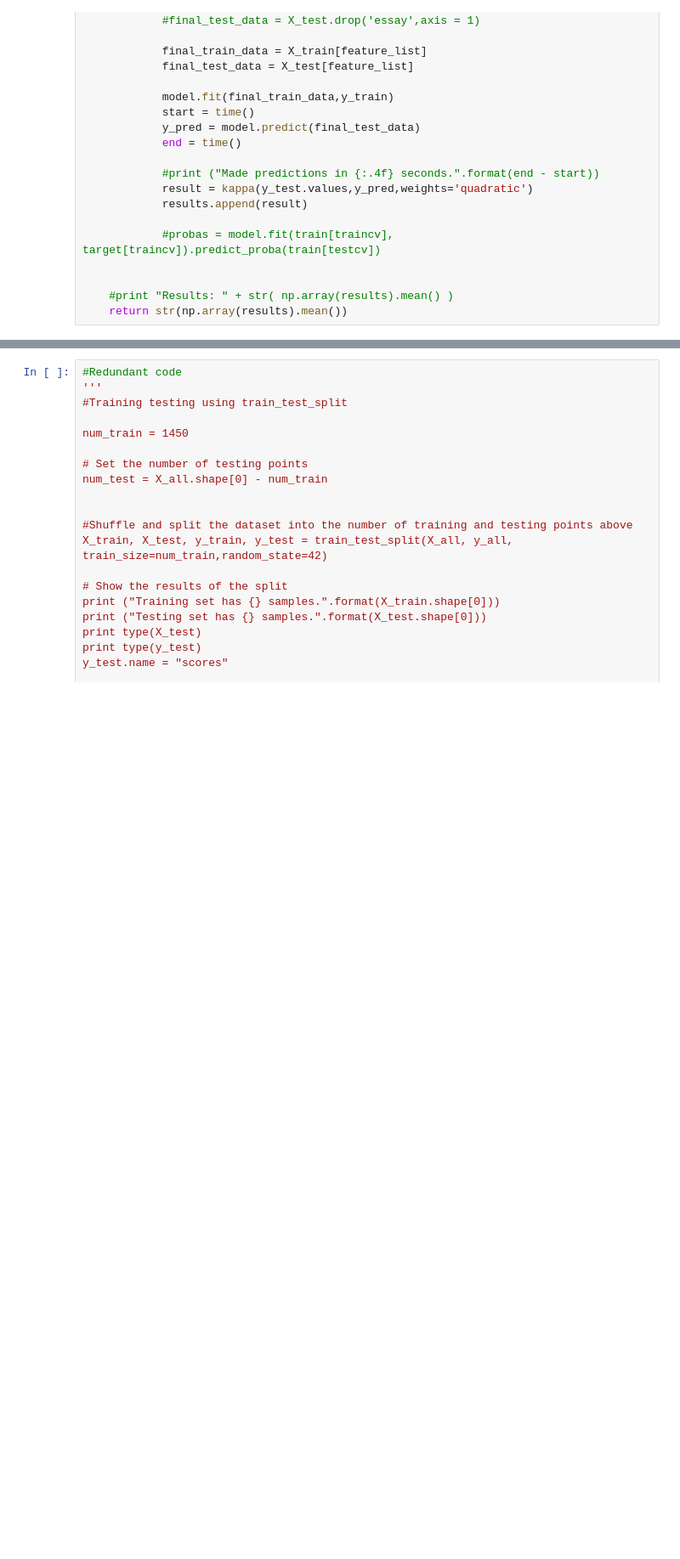
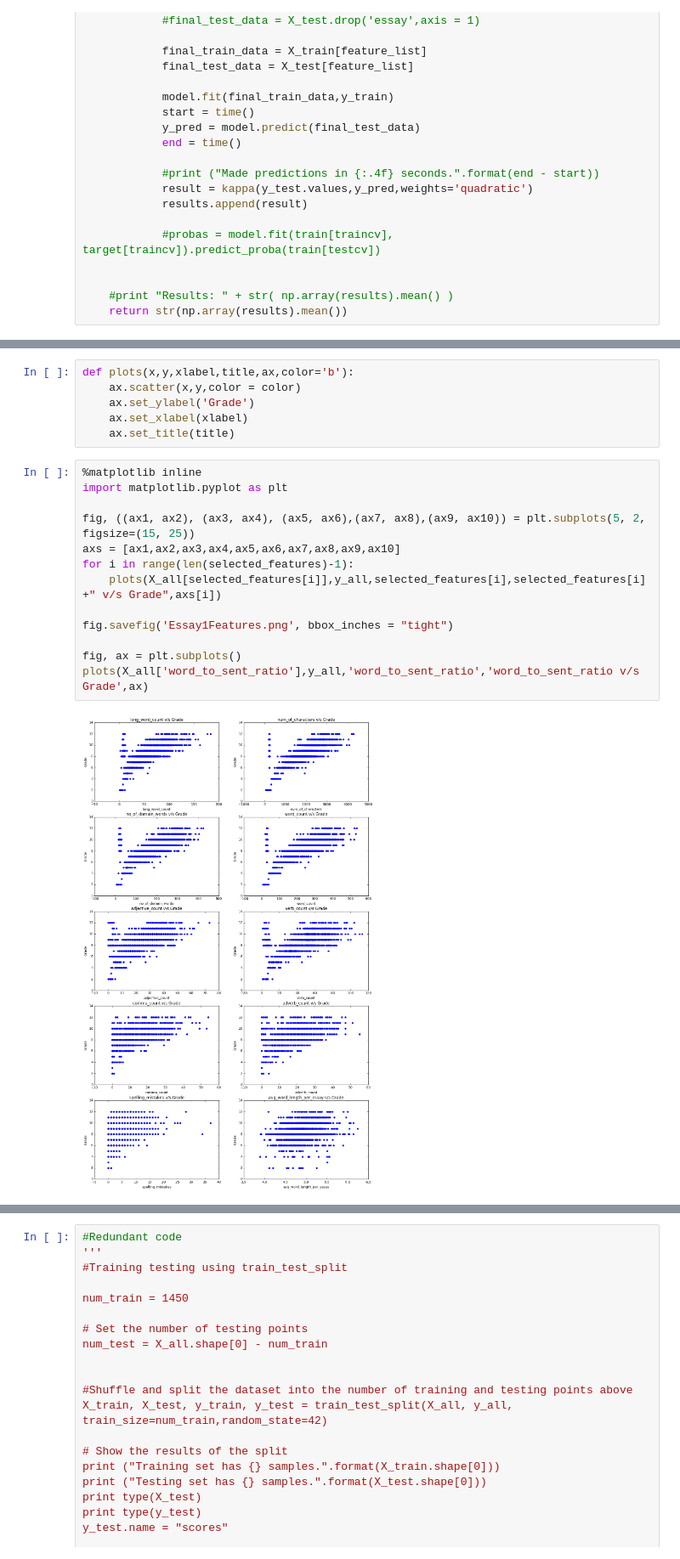
Before and after one commit to vasu5235/Kaggle-Automated-Essay-Checking-System, a Jupyter notebook: aes.ipynb, the cells around one changed output, grey strips where cells are left out. Shown at 85% size. Drawn from its saved outputs; the diff is of its cells as text; blank space fills up the shorter version.

```diff
--- a/aes.ipynb
+++ b/aes.ipynb
@@ -286,0 +355,21 @@ final_train_data.describe()
+# %%
+def plots(x,y,xlabel,title,ax,color='b'):
+    ax.scatter(x,y,color = color)
+    ax.set_ylabel('Grade')
+    ax.set_xlabel(xlabel)
+    ax.set_title(title)
+# %%
+%matplotlib inline
+import matplotlib.pyplot as plt
+
+fig, ((ax1, ax2), (ax3, ax4), (ax5, ax6),(ax7, ax8),(ax9, ax10)) = plt.subplots(5, 2, figsize=(15, 25))
+axs = [ax1,ax2,ax3,ax4,ax5,ax6,ax7,ax8,ax9,ax10]
+for i in range(len(selected_features)-1):
+    plots(X_all[selected_features[i]],y_all,selected_features[i],selected_features[i] +" v/s Grade",axs[i])
+
+fig.savefig('Essay1Features.png', bbox_inches = "tight")
+
+fig, ax = plt.subplots()
+plots(X_all['word_to_sent_ratio'],y_all,'word_to_sent_ratio','word_to_sent_ratio v/s Grade',ax)
+# %% [output]
+[figure, added]
```
Also changed, not shown: parts of 21 cells of this notebook, 10 other files.
